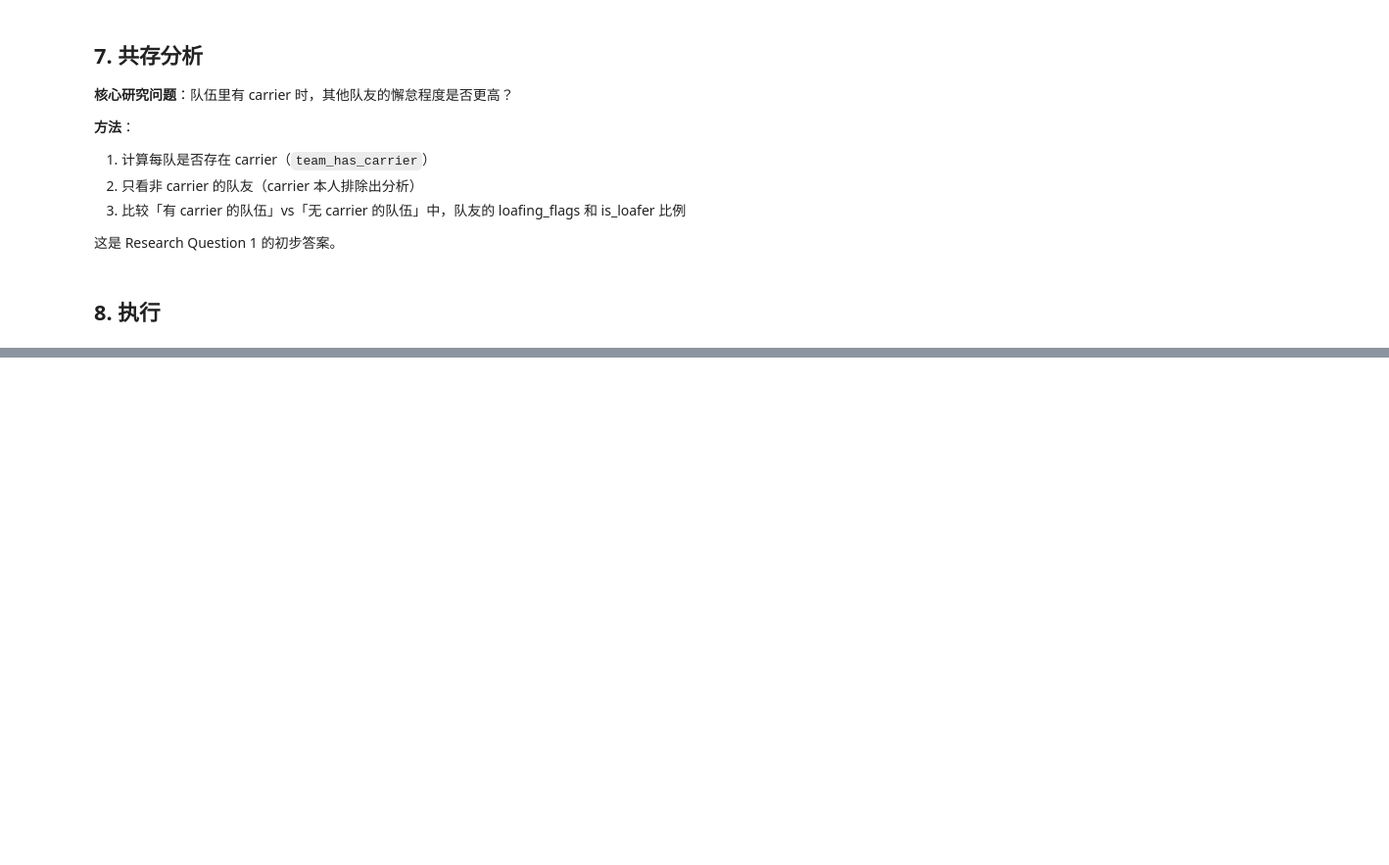
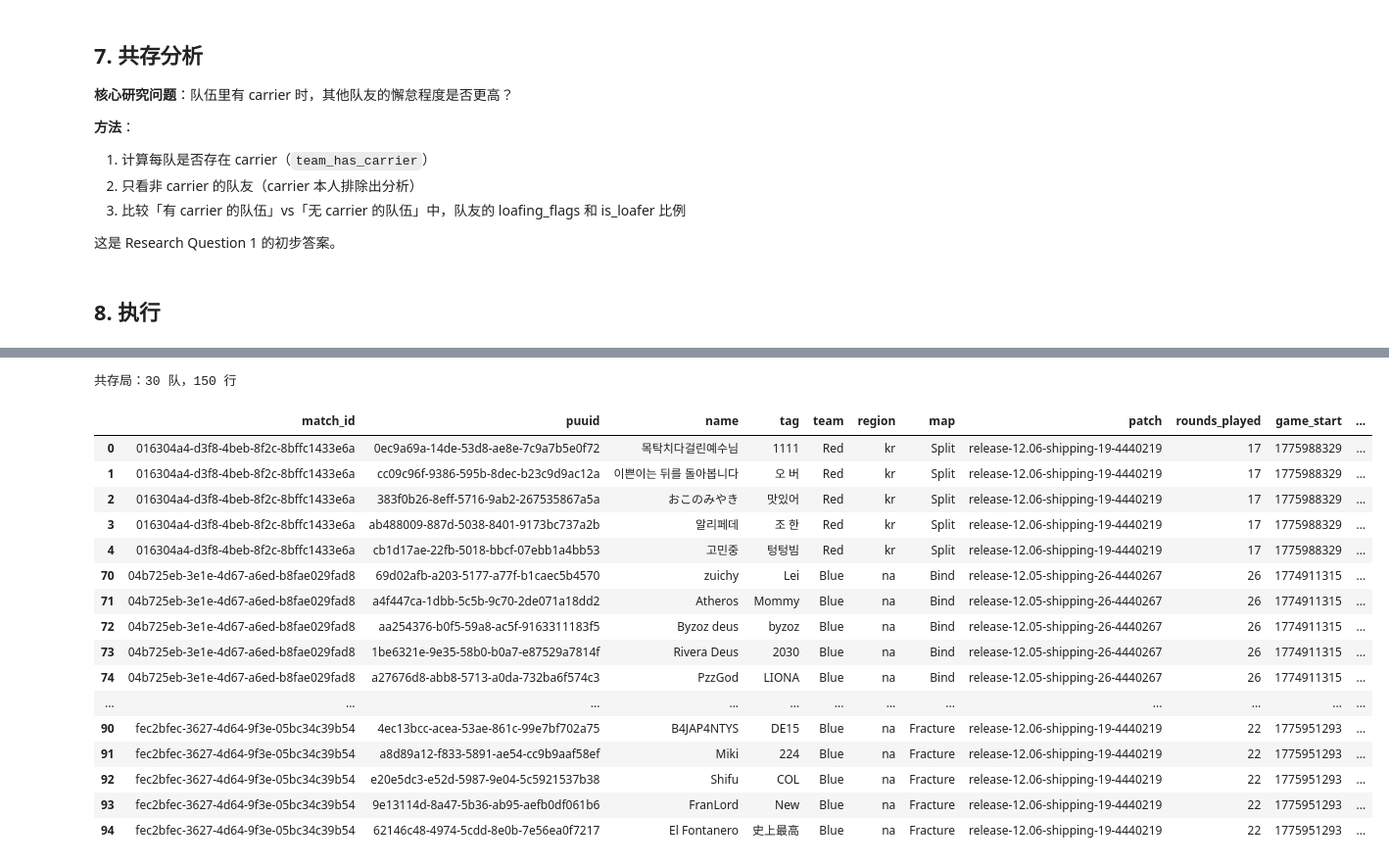
Before and after one commit to Spark-LuC/Capstones, a Jupyter notebook: carrier_&_loafer.ipynb, the cells around one changed output, grey strips where cells are left out. Shown at 98% size. Cells and saved outputs as stored; diff of their text form; code cells hidden in the pictures; blank space fills up the shorter version.

```diff
--- a/carrier_&_loafer.ipynb
+++ b/carrier_&_loafer.ipynb
@@ -20,8 +20,8 @@ LOAFER_BOTTOM_N     = 2    # 每队 ACS 倒数几名进入候选
 LOAFER_AFK_ROUNDS   = 2    # afk_rounds ≥ N 触发 flag_afk
 LOAFER_SPAWN_ROUNDS = 5    # rounds_in_spawn ≥ N 触发 flag_afk
 LOAFER_FF_DAMAGE    = 100  # ff_outgoing ≥ N 触发 flag_ff
-LOAFER_KAST_Z       = -1.0 # KAST 代理 z ≤ N 触发 flag_kast
-LOAFER_SKILLS_Z     = -1.0 # 团队技能率 z ≤ N 触发 flag_skills
+LOAFER_KAST_Z       = -1.5 # KAST 代理 z ≤ N 触发 flag_kast
+LOAFER_SKILLS_Z     = -1.5 # 团队技能率 z ≤ N 触发 flag_skills
 LOAFER_ADR_Z        = -1.0 # ADR z ≤ N 触发 flag_damage
 LOAFER_MIN_FLAGS    = 2    # 至少满足几个维度才标记为 loafer
 # %% [markdown]
@@ -140,13 +182,16 @@ def label_carriers(df):
     在 df 中新增以下列：
       z_acs, z_adr, z_kills, z_kast  — 各指标的队内 z-score
       is_carrier                     — 1 = carrier，0 = 普通
+
+    z_acs / z_adr / z_kast 基于 agent-level baseline 校正后的 adjusted 列，
+    以消除不同 agent 之间的系统性数值差异；z_kills 使用原始击杀数。
     """
     group = ("match_id", "team")
 
-    df["z_acs"]   = zscore_within(df, "acs",        group)
-    df["z_adr"]   = zscore_within(df, "adr",        group)
-    df["z_kills"] = zscore_within(df, "kills",      group)
-    df["z_kast"]  = zscore_within(df, "kast_proxy", group)
+    df["z_acs"]   = zscore_within(df, "acs_adjusted",  group)
+    df["z_adr"]   = zscore_within(df, "adr_adjusted",  group)
+    df["z_kills"] = zscore_within(df, "kills",         group)
+    df["z_kast"]  = zscore_within(df, "kast_adjusted", group)
 
     # ACS 显著高（必要条件）AND 至少一个其他维度也显著高（附加条件）
     df["is_carrier"] = (
@@ -414,0 +544,42 @@ df.head()
+# %%
+from IPython.display import display
+
+# 设置显示选项，不截断列和行
+pd.set_option("display.max_columns", None)
+pd.set_option("display.max_rows", None)
+pd.set_option("display.width", None)
+
+# 捞出所有共存局
+coexist_teams = (
+    df.groupby(["match_id", "team"])
+      .agg(n_carrier=("is_carrier", "sum"), n_loafer=("is_loafer", "sum"))
+      .query("n_carrier >= 1 and n_loafer >= 1")
+      .reset_index()
+)
+
+coexist_full = df.merge(coexist_teams[["match_id", "team"]], on=["match_id", "team"])
+
+# 按 match_id 和 team 排序，方便逐场看
+coexist_full = coexist_full.sort_values(["match_id", "team"])
+
+print(f"共存局：{coexist_teams.shape[0]} 队，{coexist_full.shape[0]} 行")
+display(coexist_full)
+# %% [output]
+共存局：30 队，150 行
+|  | match_id | puuid | name | tag | team | region | map | patch | rounds_played | game_start | ... |
+| 0 | 016304a4-d3f8-4beb-8f2c-8bffc1433e6a | 0ec9a69a-14de-53d8-ae8e-7c9a7b5e0f72 | 목탁치다걸린예수님 | 1111 | Red | kr | Split | release-12.06-shipping-19-4440219 | 17 | 1775988329 | ... |
+| 1 | 016304a4-d3f8-4beb-8f2c-8bffc1433e6a | cc09c96f-9386-595b-8dec-b23c9d9ac12a | 이쁜이는 뒤를 돌아봅니다 | 오 버 | Red | kr | Split | release-12.06-shipping-19-4440219 | 17 | 1775988329 | ... |
+| 2 | 016304a4-d3f8-4beb-8f2c-8bffc1433e6a | 383f0b26-8eff-5716-9ab2-267535867a5a | おこのみやき | 맛있어 | Red | kr | Split | release-12.06-shipping-19-4440219 | 17 | 1775988329 | ... |
+| 3 | 016304a4-d3f8-4beb-8f2c-8bffc1433e6a | ab488009-887d-5038-8401-9173bc737a2b | 알리페데 | 조 한 | Red | kr | Split | release-12.06-shipping-19-4440219 | 17 | 1775988329 | ... |
+| 4 | 016304a4-d3f8-4beb-8f2c-8bffc1433e6a | cb1d17ae-22fb-5018-bbcf-07ebb1a4bb53 | 고민중 | 텅텅빔 | Red | kr | Split | release-12.06-shipping-19-4440219 | 17 | 1775988329 | ... |
+| 70 | 04b725eb-3e1e-4d67-a6ed-b8fae029fad8 | 69d02afb-a203-5177-a77f-b1caec5b4570 | zuichy | Lei | Blue | na | Bind | release-12.05-shipping-26-4440267 | 26 | 1774911315 | ... |
+| 71 | 04b725eb-3e1e-4d67-a6ed-b8fae029fad8 | a4f447ca-1dbb-5c5b-9c70-2de071a18dd2 | Atheros | Mommy | Blue | na | Bind | release-12.05-shipping-26-4440267 | 26 | 1774911315 | ... |
+| 72 | 04b725eb-3e1e-4d67-a6ed-b8fae029fad8 | aa254376-b0f5-59a8-ac5f-9163311183f5 | Byzoz deus | byzoz | Blue | na | Bind | release-12.05-shipping-26-4440267 | 26 | 1774911315 | ... |
+| 73 | 04b725eb-3e1e-4d67-a6ed-b8fae029fad8 | 1be6321e-9e35-58b0-b0a7-e87529a7814f | Rivera Deus | 2030 | Blue | na | Bind | release-12.05-shipping-26-4440267 | 26 | 1774911315 | ... |
+| 74 | 04b725eb-3e1e-4d67-a6ed-b8fae029fad8 | a27676d8-abb8-5713-a0da-732ba6f574c3 | PzzGod | LIONA | Blue | na | Bind | release-12.05-shipping-26-4440267 | 26 | 1774911315 | ... |
+| ... | ... | ... | ... | ... | ... | ... | ... | ... | ... | ... | ... |
+| 90 | fec2bfec-3627-4d64-9f3e-05bc34c39b54 | 4ec13bcc-acea-53ae-861c-99e7bf702a75 | B4JAP4NTYS | DE15 | Blue | na | Fracture | release-12.06-shipping-19-4440219 | 22 | 1775951293 | ... |
+| 91 | fec2bfec-3627-4d64-9f3e-05bc34c39b54 | a8d89a12-f833-5891-ae54-cc9b9aaf58ef | Miki | 224 | Blue | na | Fracture | release-12.06-shipping-19-4440219 | 22 | 1775951293 | ... |
+| 92 | fec2bfec-3627-4d64-9f3e-05bc34c39b54 | e20e5dc3-e52d-5987-9e04-5c5921537b38 | Shifu | COL | Blue | na | Fracture | release-12.06-shipping-19-4440219 | 22 | 1775951293 | ... |
+| 93 | fec2bfec-3627-4d64-9f3e-05bc34c39b54 | 9e13114d-8a47-5b36-ab95-aefb0df061b6 | FranLord | New | Blue | na | Fracture | release-12.06-shipping-19-4440219 | 22 | 1775951293 | ... |
+| 94 | fec2bfec-3627-4d64-9f3e-05bc34c39b54 | 62146c48-4974-5cdd-8e0b-7e56ea0f7217 | El Fontanero | 史上最高 | Blue | na | Fracture | release-12.06-shipping-19-4440219 | 22 | 1775951293 | ... |
```
Also changed, not shown: parts of 12 cells of this notebook.
